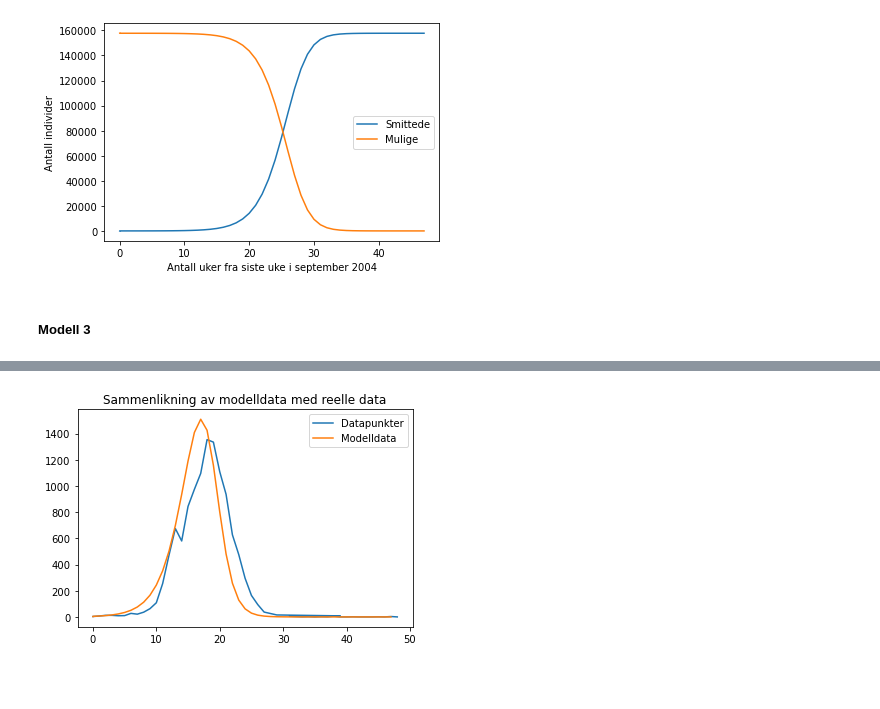
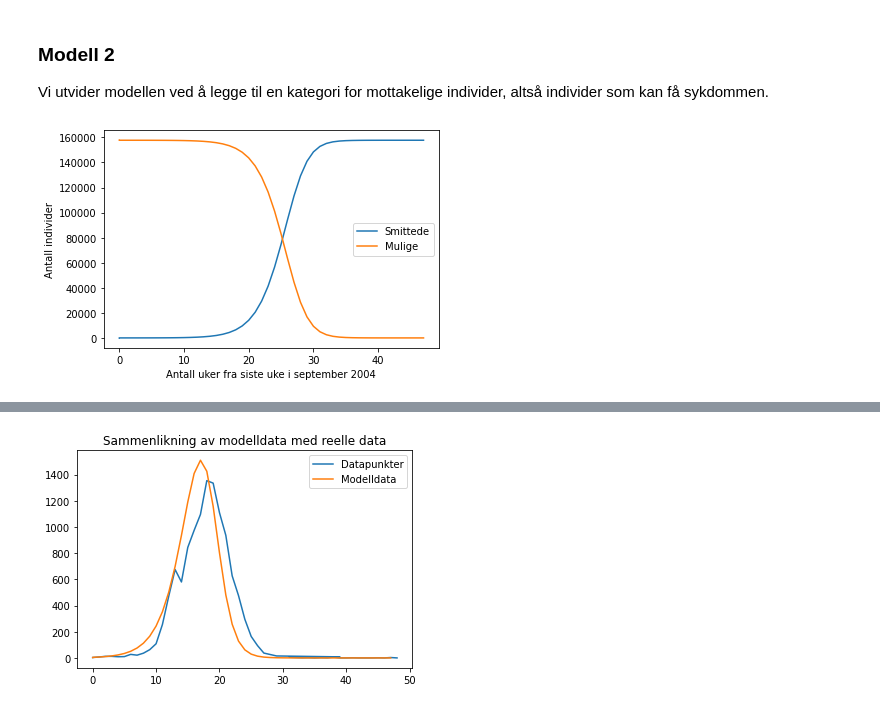
Before and after one commit to andreasdh/Programmering-og-modellering, a Jupyter notebook: docs/tema5_modellering/modelleringsrapport.ipynb, the cells around one changed output, grey strips where cells are left out. Cells and saved outputs as stored; diff of their text form; code cells hidden in the pictures; blank space fills up the shorter version.

Commit message:
modelleringsrapport

```diff
--- a/docs/tema5_modellering/modelleringsrapport.ipynb
+++ b/docs/tema5_modellering/modelleringsrapport.ipynb
@@ -78,36 +86,36 @@ show()
+# %% [markdown]
+### Modell 2
+
+Vi utvider modellen ved å legge til en kategori for mottakelige individer, altså individer som kan få sykdommen.
 # %%
-from pylab import *
-
 N = 157759     # Populasjonsstørrelse
 a = 0.5/N       # Kontaktrate
 tid_slutt = 48       # Antall uker vi ønsker å simulere
 
 # Startverdier
 I = 3       # Antall smittede til å begynne med
 S = N-I     # Antall usmittede til å begynne med
 
 # Lister for å spare på verdiene
 mulige = [S]
 smittede = [I]
 t = [0]
 
 for i in range(tid_slutt):
     # Lager variabelen endring for å ikke endre I eller S før ny I eller S beregnes
     endring = a*S*I
     I = I + endring
     S = S - endring
     # Legger inn verdier i listene
     smittede.append(I)
     mulige.append(S)
     t.append(i)
 
-plot(t,smittede,label='Smittede')
-plot(t,mulige,label='Mulige')
-xlabel('Antall uker fra siste uke i september 2004')
-ylabel('Antall individer')
-legend() # Viser merkelapper
-show()
+plt.plot(t,smittede,label='Smittede')
+plt.plot(t,mulige,label='Mulige')
+plt.xlabel('Antall uker fra siste uke i september 2004')
+plt.ylabel('Antall individer')
+plt.legend() # Viser merkelapper
+plt.show()
 # %% [output]
-[figure, old version]
+[figure, new version]
-# %% [markdown]
-##### Modell 3
```
Also changed, not shown: parts of 15 cells of this notebook, 2 other files.
